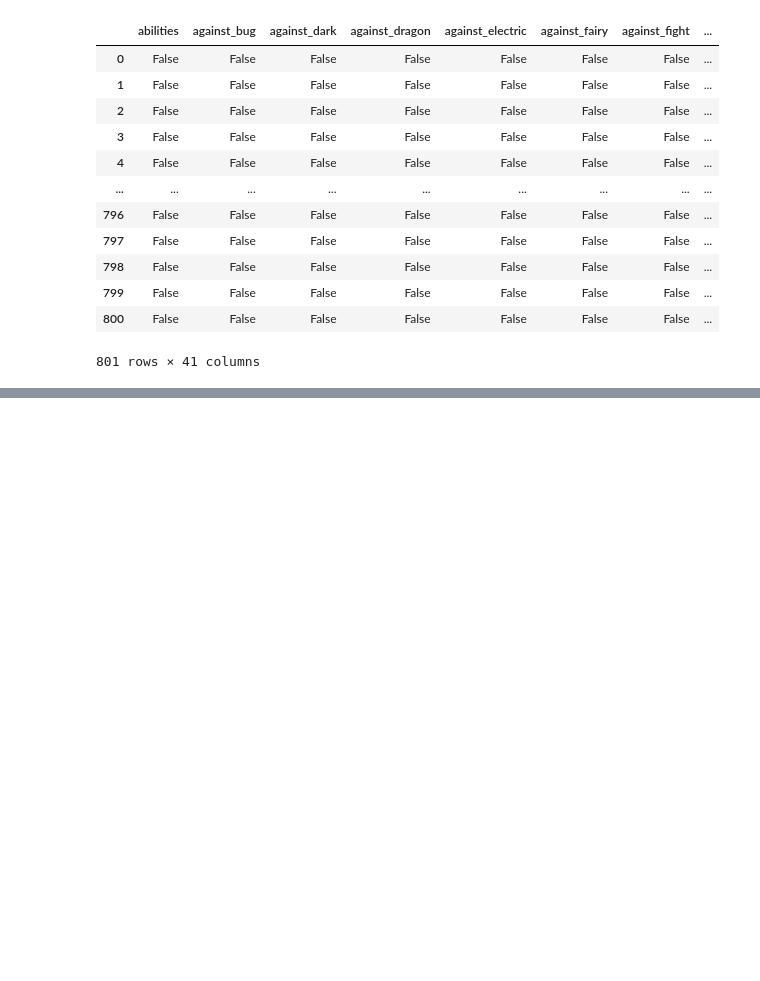
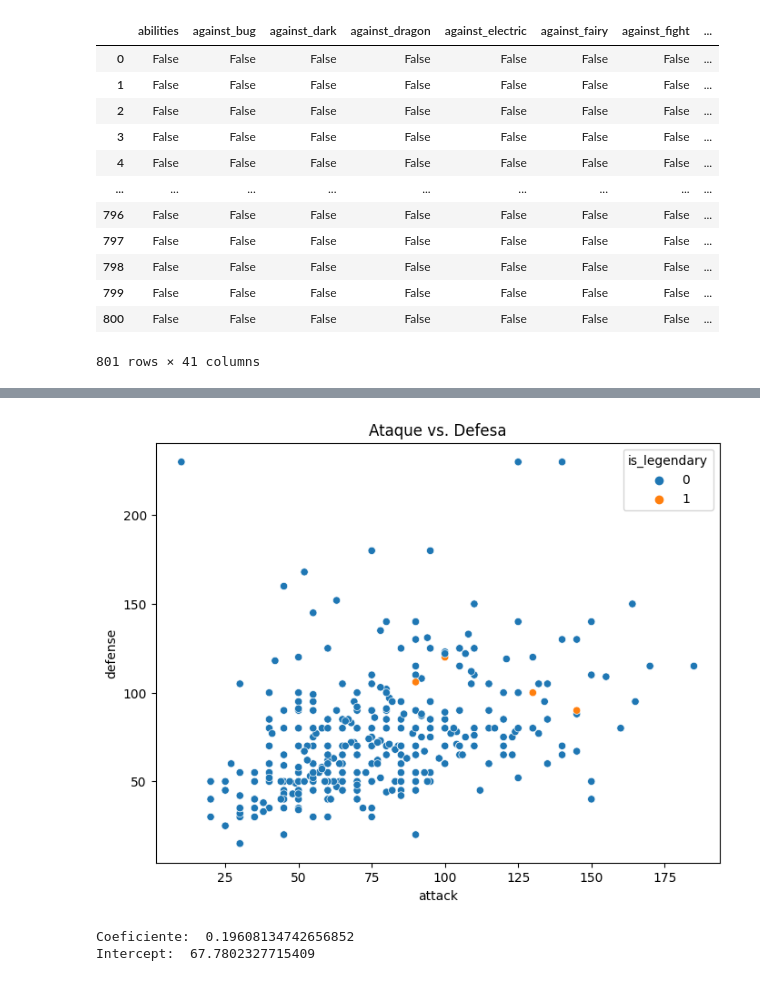
Before and after one commit to Danilosauro/Pokemon_Dataset_Analysis, a Jupyter notebook: Kaggle_Analysis_Pokemon_Dataset.ipynb, the cells around one changed output, grey strips where cells are left out. Drawn from its saved outputs; the diff is of its cells as text; code cells hidden in the pictures; blank space fills up the shorter version.

```diff
--- a/Kaggle_Analysis_Pokemon_Dataset.ipynb
+++ b/Kaggle_Analysis_Pokemon_Dataset.ipynb
@@ -134,0 +194,26 @@ grouped_pokemons_generation
+# %%
+plt.figure(figsize=(8, 6))
+sns.scatterplot(x='attack', y='defense', data= pokemons, hue='is_legendary')
+plt.title('Ataque vs. Defesa')
+plt.show()
+# %% [output]
+[figure, added]
+# %%
+from sklearn.linear_model import LinearRegression
+
+pokemon_subset = pokemons[['weight_kg', 'attack']]
+
+peso = pokemon_subset[['weight_kg']]
+ataque = pokemon_subset['attack']
+
+model = LinearRegression()
+model.fit(peso, ataque)
+
+coef = model.coef_[0]
+intercept = model.intercept_
+
+print('Coeficiente: ', coef)
+print('Intercept: ', intercept)
+# %% [output]
+Coeficiente:  0.19608134742656852
+Intercept:  67.7802327715409
```
Also changed, not shown: parts of 13 cells of this notebook.
